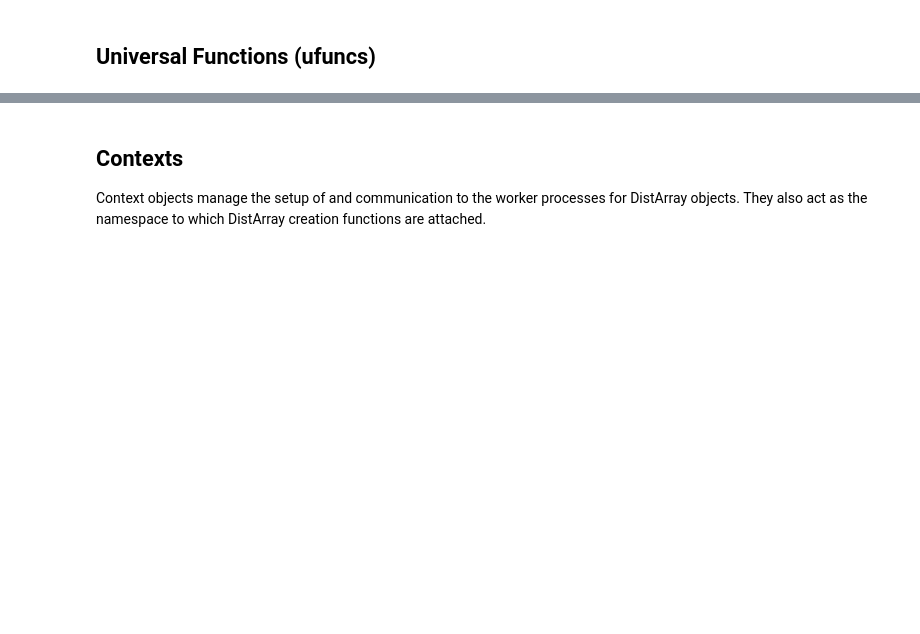
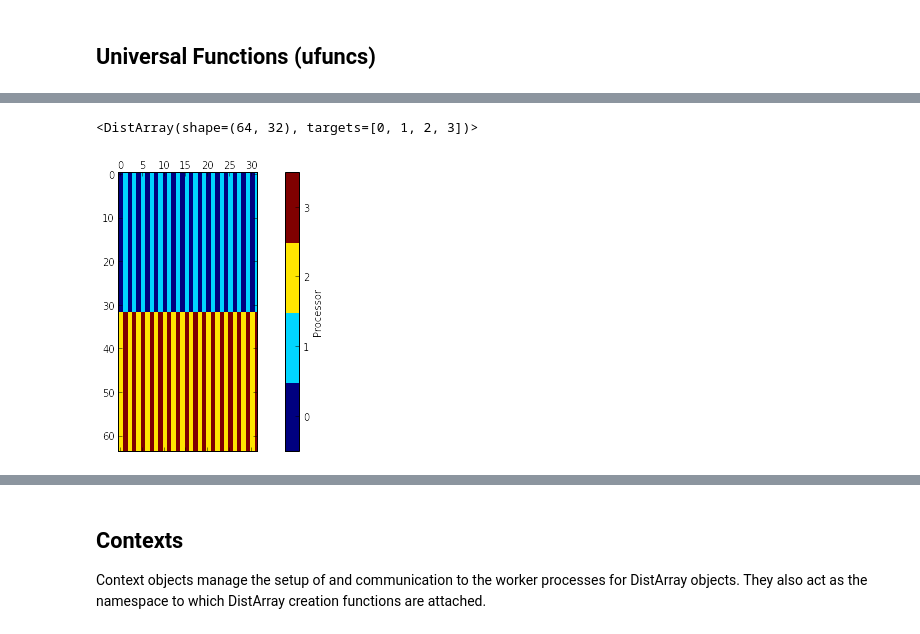
Before and after one commit to enthought/distarray, a Jupyter notebook: examples/features.ipynb, the cells around one changed output, grey strips where cells are left out. Drawn from its saved outputs; the diff is of its cells as text; code cells hidden in the pictures; blank space fills up the shorter version.

```diff
--- a/examples/features.ipynb
+++ b/examples/features.ipynb
@@ -308,0 +302,9 @@ array([[ 0.44,  0.87,  0.87,  0.22,  0.23],
+# %%
+from distarray.globalapi import Distribution
+
+distribution = Distribution(context, shape=(64, 32), dist=('b', 'c'))
+a = context.zeros(distribution, dtype='int32')
+plot_array_distribution(a, process_coords, cell_label=False, legend=True)
+# %% [output]
+<DistArray(shape=(64, 32), targets=[0, 1, 2, 3])>
+[figure, added]
```
Also changed, not shown: parts of 113 cells of this notebook.
